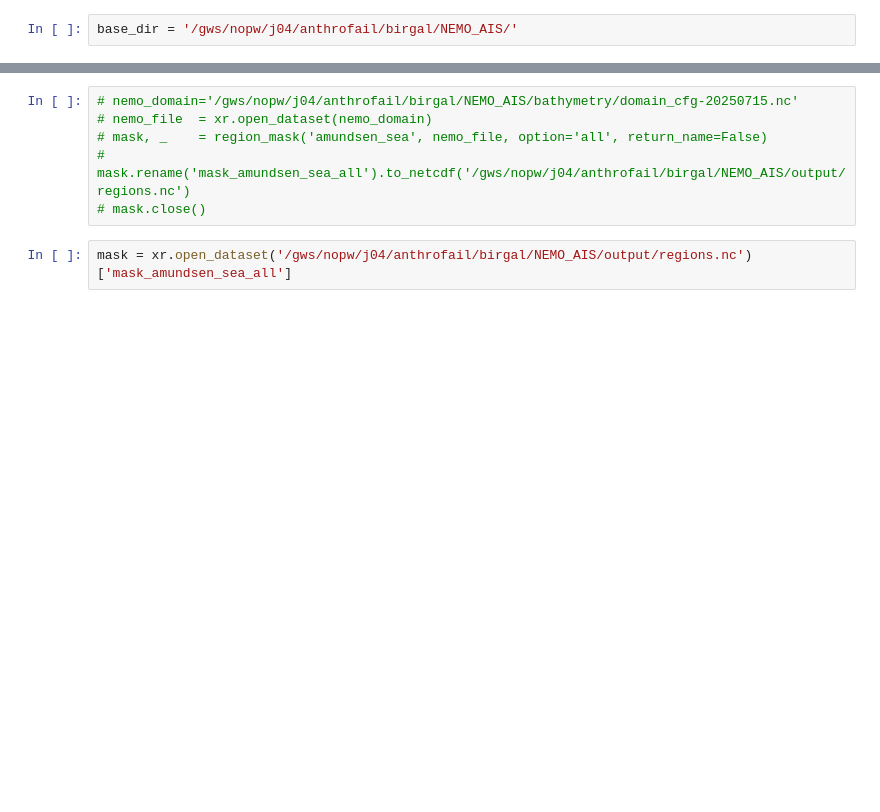
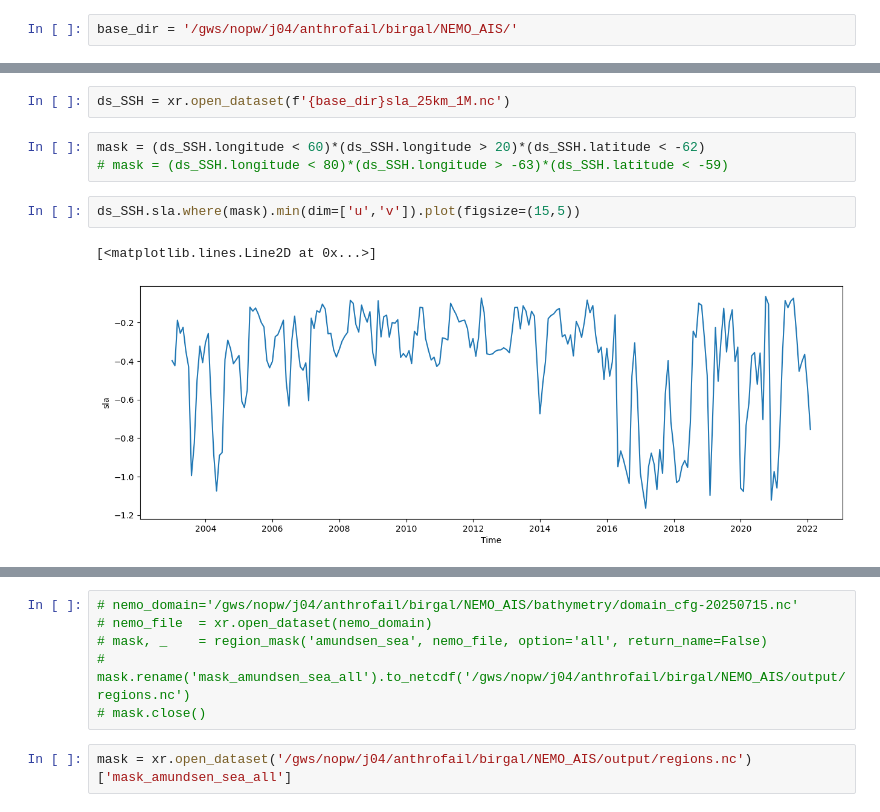
Before and after one commit to brogalla/analysis-birgal, a Jupyter notebook: nemo_config_setup/climate-experiments/CESM2/thermocline_depth_timeseries.ipynb, the cells around one changed output, grey strips where cells are left out. Saved outputs shown, nothing was run; the diff lists cells and outputs as text; blank space fills up the shorter version.

```diff
--- a/nemo_config_setup/climate-experiments/CESM2/thermocline_depth_timeseries.ipynb
+++ b/nemo_config_setup/climate-experiments/CESM2/thermocline_depth_timeseries.ipynb
@@ -19,0 +28,10 @@ year = 2009
+# %%
+ds_SSH = xr.open_dataset(f'{base_dir}sla_25km_1M.nc')
+# %%
+mask = (ds_SSH.longitude < 60)*(ds_SSH.longitude > 20)*(ds_SSH.latitude < -62)
+# mask = (ds_SSH.longitude < 80)*(ds_SSH.longitude > -63)*(ds_SSH.latitude < -59)
+# %%
+ds_SSH.sla.where(mask).min(dim=['u','v']).plot(figsize=(15,5))
+# %% [output]
+[<matplotlib.lines.Line2D at 0x...>]
+[figure, added]
```
Also changed, not shown: parts of 13 cells of this notebook, 1 other file.
